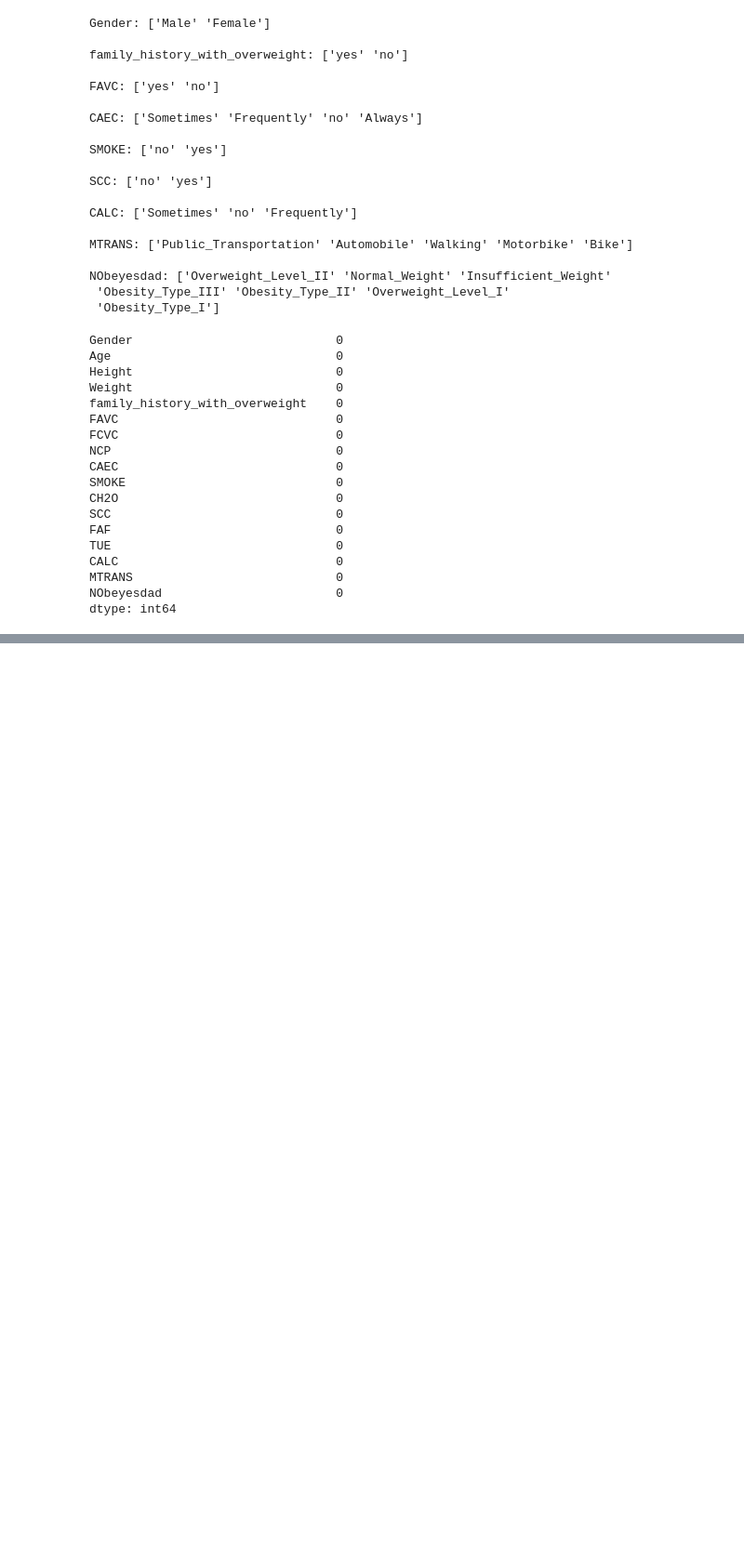
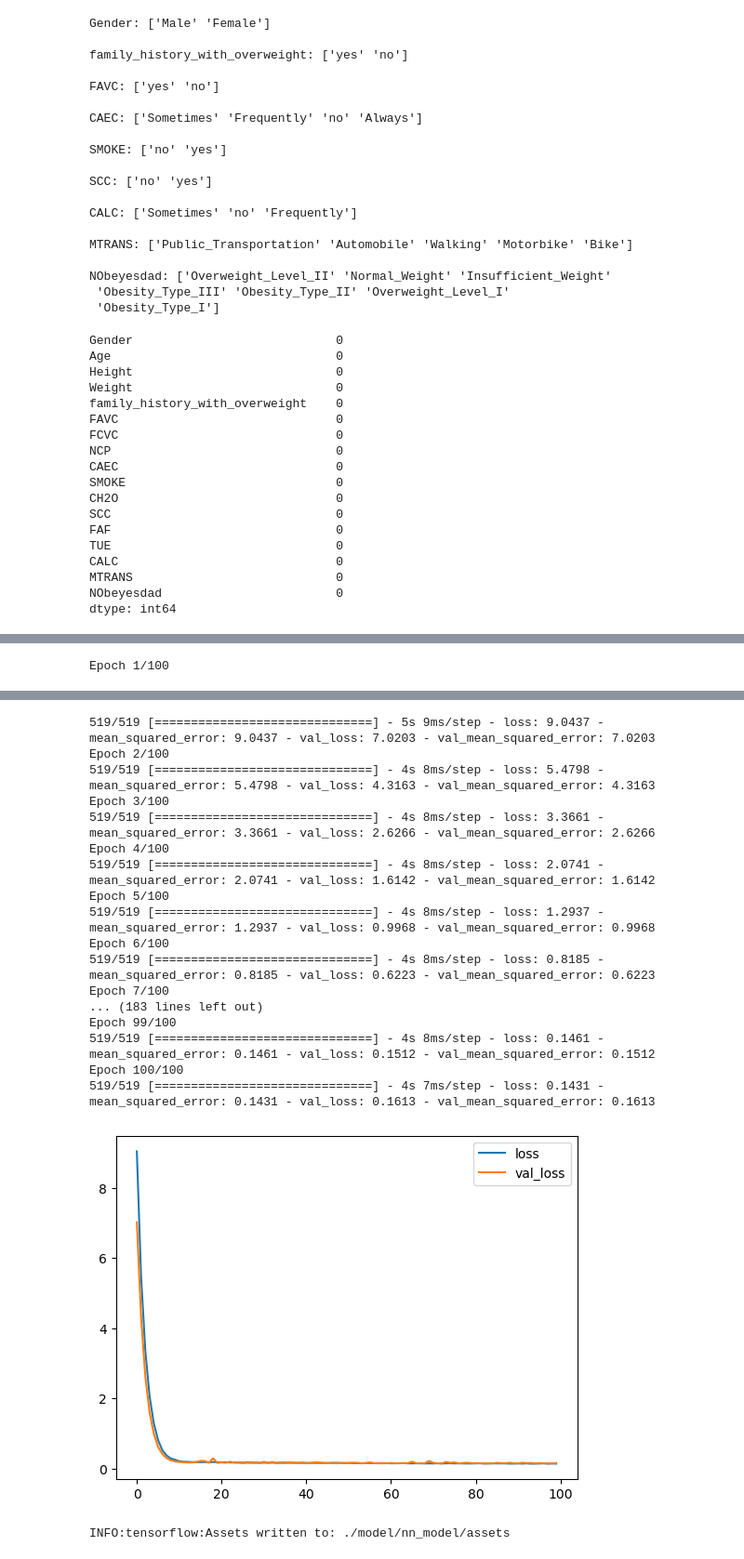
Before and after one commit to sor4chi/kaggle, a Jupyter notebook: playground-series-s4e2/analyze.ipynb, the cells around one changed output, grey strips where cells are left out. Shown: that part at 93% size. Drawn from its saved outputs; the diff is of its cells as text; code cells hidden in the pictures; blank space fills up the shorter version.

```diff
--- a/playground-series-s4e2/analyze.ipynb
+++ b/playground-series-s4e2/analyze.ipynb
@@ -166,0 +125,61 @@ And if memory is not enough, you can set `force_col_wise=true`.
+# %%
+# split data into train and validation
+from sklearn.model_selection import train_test_split
+X_train, X_val, y_train, y_val = train_test_split(X, y, test_size=0.2, random_state=0)
+
+UPDATE_MODEL = True
+
+if UPDATE_MODEL:
+    # 目的変数が連続とみなせるので、マルチクラス分類ではなく、回帰モデルとして解いてみる
+    # とりあえずtfでDNNを作ってみる
+    import tensorflow as tf
+    from tensorflow import keras
+    from tensorflow.keras import layers
+    from tensorflow.keras.layers.experimental import preprocessing
+
+    # モデルの定義
+    # 64-64relu-32relu-11softmax
+    model = keras.Sequential([
+        preprocessing.Normalization(),
+        # layers.Dense(64, activation='relu'),
+        # layers.Dense(64, activation='relu'),
+        # layers.Dense(1)
+        layers.Dense(64, activation='relu', input_shape=(X_train.shape[1],)),
+        layers.Dense(64, activation='relu'),
+        layers.Dense(32, activation='relu'),
+        layers.Dense(7, activation='softmax'),
+        layers.Dense(1)
+    ])
+
+    # モデルのコンパイル
+    model.compile(
+        optimizer='adam',
+        loss='mean_squared_error',
+        metrics=['mean_squared_error']
+    )
+
+    # モデルの学習
+    history = model.fit(
+        X_train, y_train,
+        validation_data=(X_val, y_val),
+        batch_size=32,
+        epochs=100
+    )
+
+    # 学習曲線の可視化
+    history_df = pd.DataFrame(history.history)
+    history_df.loc[:, ['loss', 'val_loss']].plot()
+    plt.show()
+
+    # save model
+    model.save('./model/nn_model')
+
+else:
+    # load model
+    model = keras.models.load_model('./model/nn_model')
+
+# predict
+y_train_pred = model.predict(X_train)
+y_val_pred = model.predict(X_val)
+# %% [output]
+Epoch 1/100
@@ -166,0 +188,19 @@ And if memory is not enough, you can set `force_col_wise=true`.
+519/519 [==============================] - 5s 9ms/step - loss: 9.0437 - mean_squared_error: 9.0437 - val_loss: 7.0203 - val_mean_squared_error: 7.0203
+Epoch 2/100
+519/519 [==============================] - 4s 8ms/step - loss: 5.4798 - mean_squared_error: 5.4798 - val_loss: 4.3163 - val_mean_squared_error: 4.3163
+Epoch 3/100
+519/519 [==============================] - 4s 8ms/step - loss: 3.3661 - mean_squared_error: 3.3661 - val_loss: 2.6266 - val_mean_squared_error: 2.6266
+Epoch 4/100
+519/519 [==============================] - 4s 8ms/step - loss: 2.0741 - mean_squared_error: 2.0741 - val_loss: 1.6142 - val_mean_squared_error: 1.6142
+Epoch 5/100
+519/519 [==============================] - 4s 8ms/step - loss: 1.2937 - mean_squared_error: 1.2937 - val_loss: 0.9968 - val_mean_squared_error: 0.9968
+Epoch 6/100
+519/519 [==============================] - 4s 8ms/step - loss: 0.8185 - mean_squared_error: 0.8185 - val_loss: 0.6223 - val_mean_squared_error: 0.6223
+Epoch 7/100
+... (183 lines left out)
+Epoch 99/100
+519/519 [==============================] - 4s 8ms/step - loss: 0.1461 - mean_squared_error: 0.1461 - val_loss: 0.1512 - val_mean_squared_error: 0.1512
+Epoch 100/100
+519/519 [==============================] - 4s 7ms/step - loss: 0.1431 - mean_squared_error: 0.1431 - val_loss: 0.1613 - val_mean_squared_error: 0.1613
+[figure, added]
+INFO:tensorflow:Assets written to: ./model/nn_model/assets
```
Also changed, not shown: parts of 5 cells of this notebook, 3 other files.
